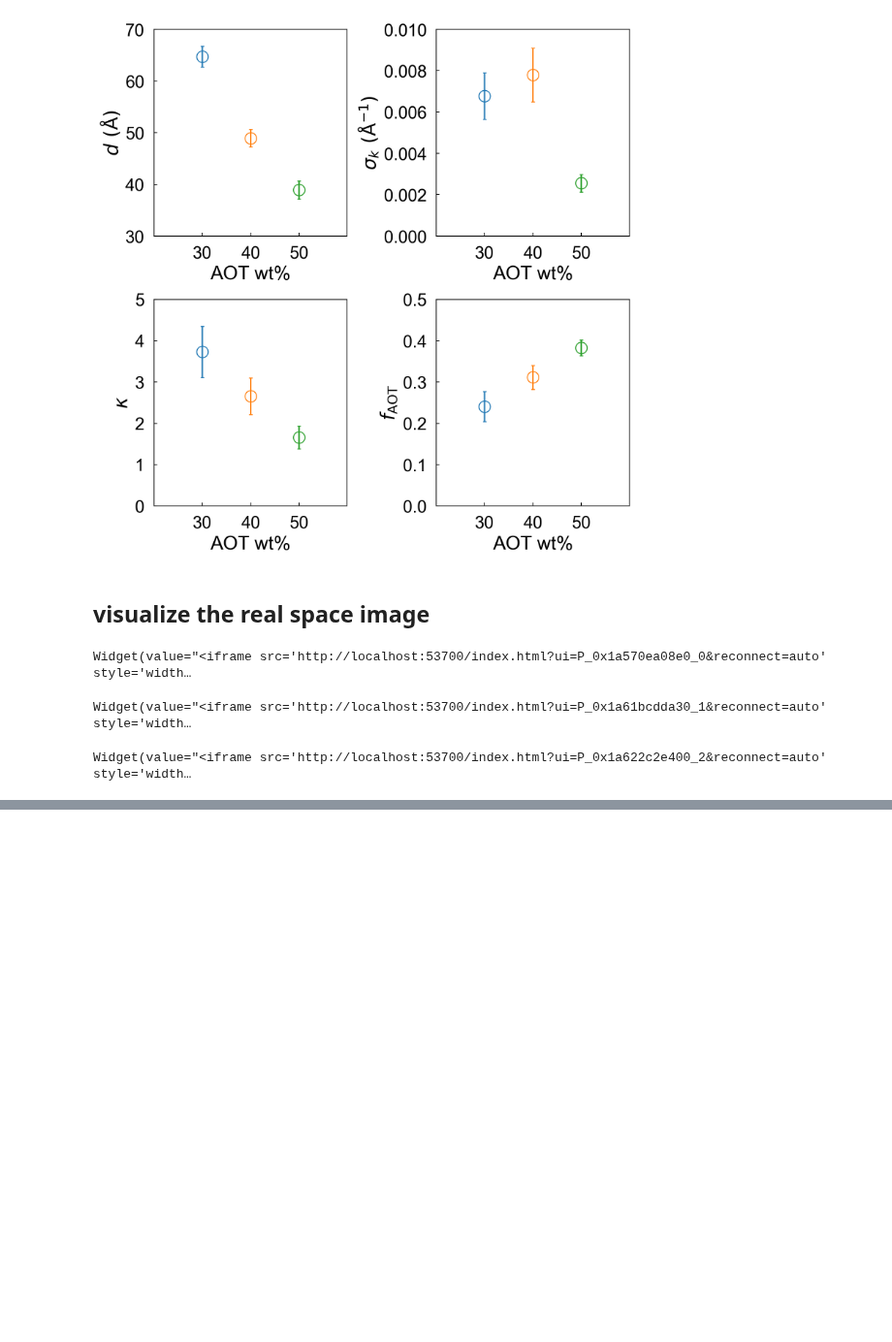
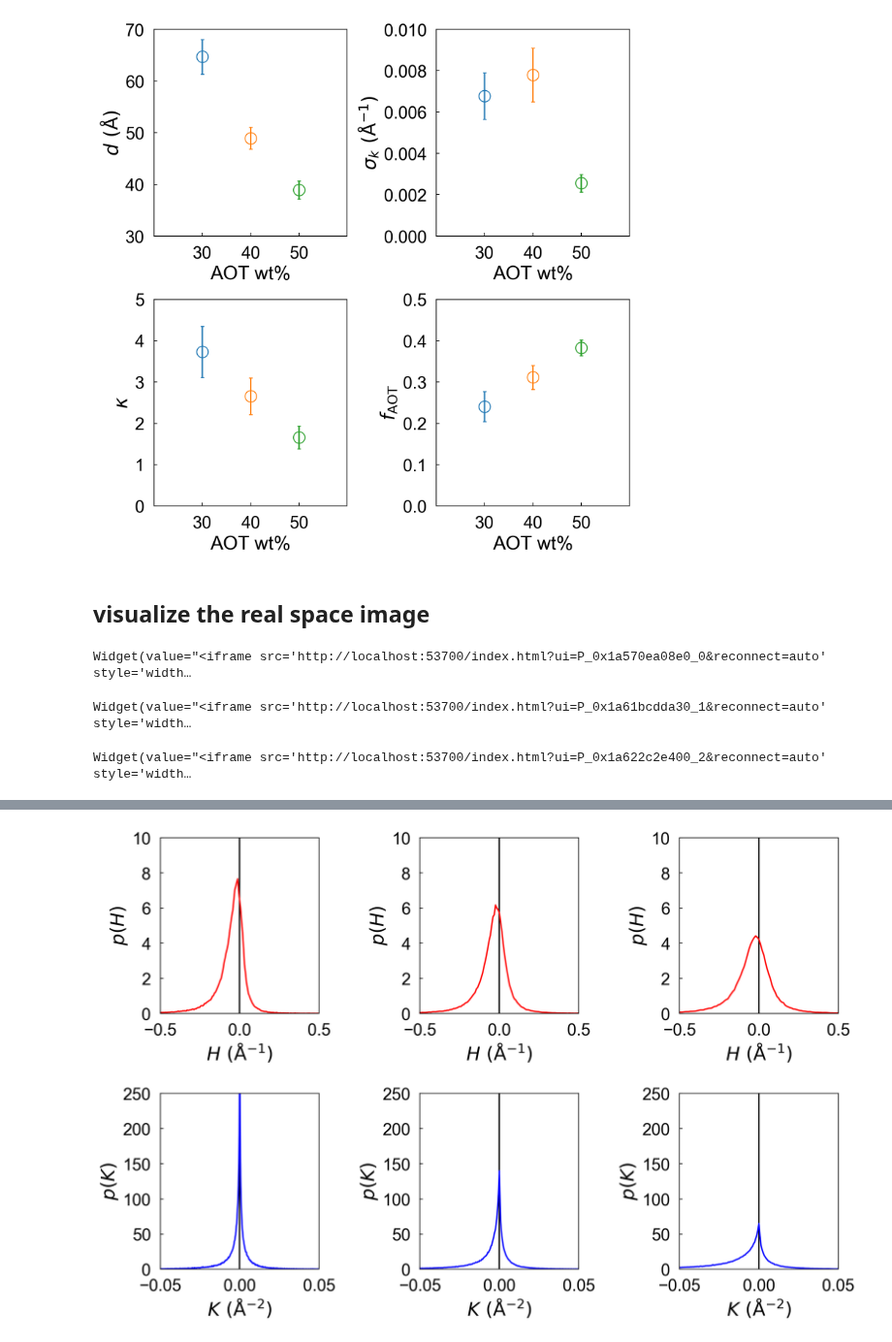
Before and after one commit to ch-tung/Randomwave_ML, a Jupyter notebook: generative_NN/fit_IQ_exp_AOT_des.ipynb, the cells around one changed output, grey strips where cells are left out. Shown at 97% size. Drawn from its saved outputs; the diff is of its cells as text; code cells hidden in the pictures; blank space fills up the shorter version.

```diff
--- a/generative_NN/fit_IQ_exp_AOT_des.ipynb
+++ b/generative_NN/fit_IQ_exp_AOT_des.ipynb
@@ -947,0 +995,35 @@ Widget(value="<iframe src='http://localhost:53700/index.html?ui=P_0x1a622c2e400_
+# %%
+fig = plt.figure(figsize=(12,8),dpi=192)
+for index_data in range(3):
+    d_max = 2*np.pi/(Q_max_list[index_data]*v_res['x_scale'])
+    ax = fig.add_subplot(2,3,index_data+1)
+
+    ax.plot([0,0],[0,10],'-k')
+    ax.plot(bins_MC[1:]/d_max,MC_hist_list[index_data][0]*d_max,'-r')
+
+    ax.set_xlim([-0.5,0.5])
+    ax.set_ylim([0.0,10])
+
+    ax.set_xlabel(r'$H\ (\mathrm{\AA^{-1}})$',fontsize=20)
+    ax.set_ylabel(r'$p(H)$',fontsize=20)
+    ax.tick_params(direction='in', axis='both', which='both', labelsize=18, pad=10)
+    # ax.set_yscale('log')
+    # ax.set_aspect(6/1)
+
+    ax = fig.add_subplot(2,3,index_data+4)
+
+    ax.plot([0,0],[0,250],'-k')
+    ax.plot(bins_GC[1:]/d_max**2,GC_hist_list[index_data][0]*d_max**2,'-b')
+
+    ax.set_xlim([-0.05,0.05])
+    ax.set_ylim([0.0,250])
+
+    ax.set_xlabel(r'$K\ (\mathrm{\AA^{-2}})$',fontsize=20)
+    ax.set_ylabel(r'$p(K)$',fontsize=20)
+    ax.tick_params(direction='in', axis='both', which='both', labelsize=18, pad=10)
+    # ax.set_yscale('log')
+    # ax.set_aspect(6/1)
+
+plt.tight_layout(pad=2.6)
+# %% [output]
+[figure, added]
```
Also changed, not shown: parts of 4 cells of this notebook.
